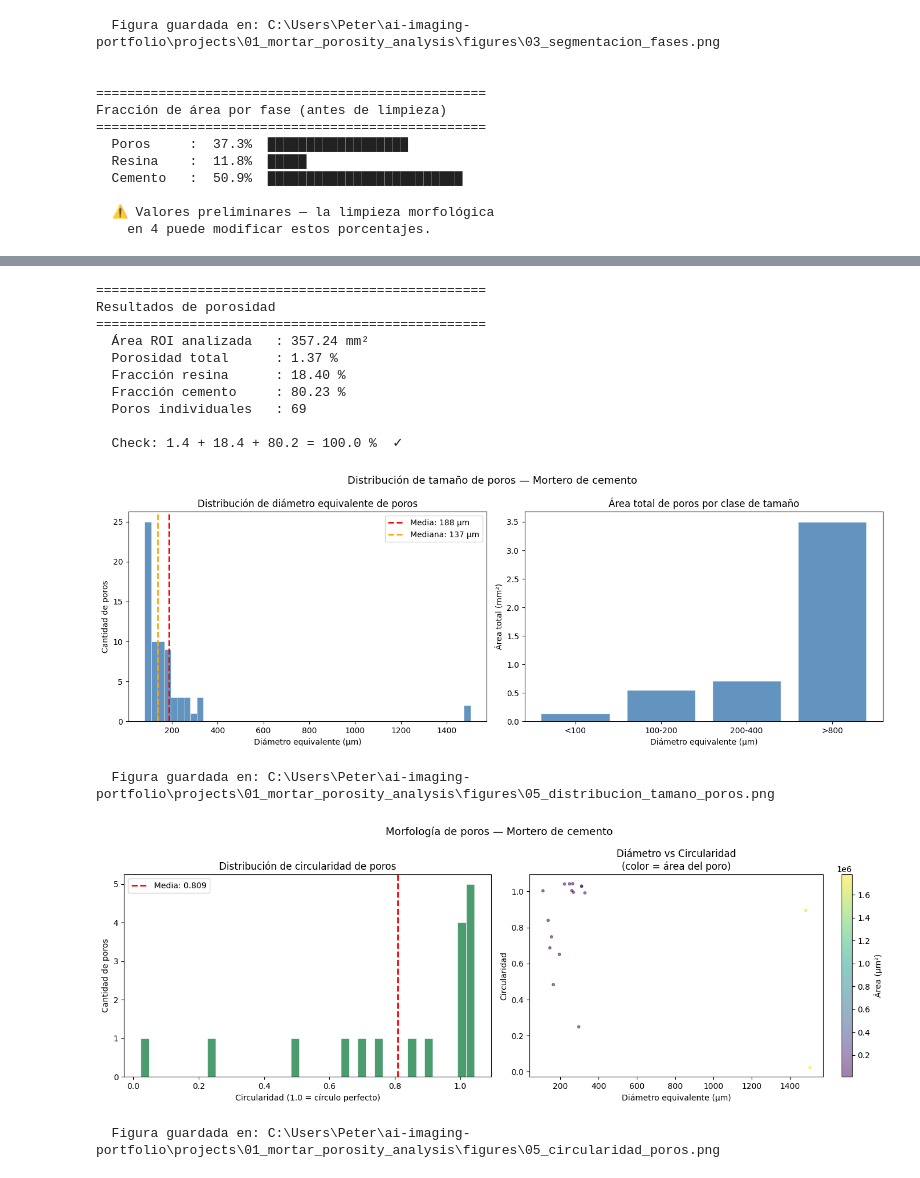
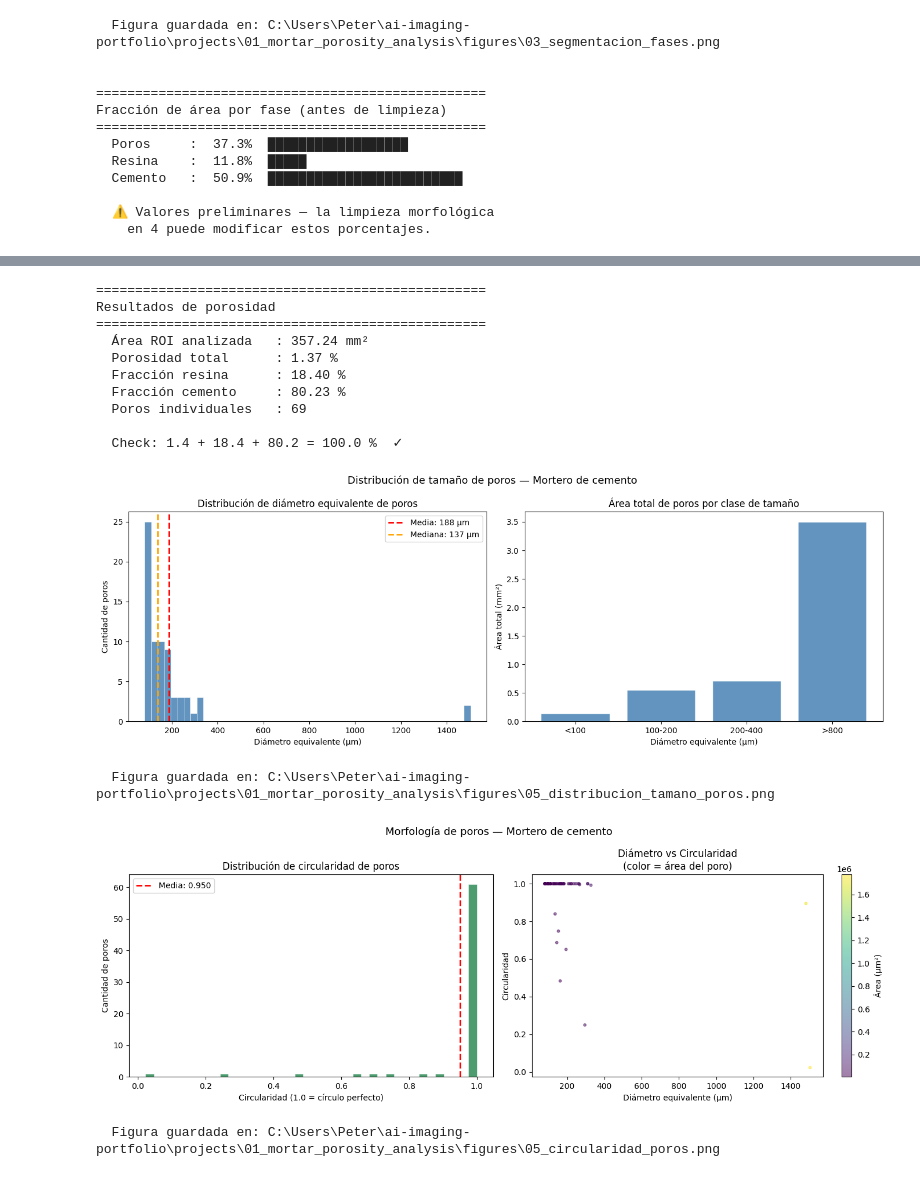
Before and after one commit to peterzm/ai-imaging-portfolio, a Jupyter notebook: projects/01_mortar_porosity_analysis/notebooks/01_mortar_porosity_analysis.ipynb, the cells around one changed output, grey strips where cells are left out. Saved outputs shown, nothing was run; the diff lists cells and outputs as text; code cells hidden in the pictures.

Commit message:
add solved a numerical artefact of circularity

```diff
--- a/projects/01_mortar_porosity_analysis/notebooks/01_mortar_porosity_analysis.ipynb
+++ b/projects/01_mortar_porosity_analysis/notebooks/01_mortar_porosity_analysis.ipynb
@@ -983,7 +983,11 @@ def analyze_pore_regions(mask_clean: np.ndarray,
     df["centroid_y_um"] = df["centroid-0"]           * px
 
     # Circularidad (1.0 = círculo perfecto)
-    df["circularity"] = (4 * np.pi * df["area_um2"]) / (df["perimeter_um"] ** 2 + 1e-6)
+    #df["circularity"] = (4 * np.pi * df["area_um2"]) / (df["perimeter_um"] ** 2 + 1e-6)
+    df["circularity"] = np.clip(
+    (4 * np.pi * df["area_um2"]) / (df["perimeter_um"] ** 2 + 1e-6),
+    0.0, 1.0
+    )
 
     # Limpiar columnas intermedias
     df = df.drop(columns=["area", "equivalent_diameter",
@@ -1117,68 +1121,6 @@ print(f"\n  Check: {results['porosity_pct']:.1f} + "
 # ------------------------------------------------------------
 # 5.2 - Distribución de tamaño de poros
 # ------------------------------------------------------------
-"""
-def plot_pore_size_distribution(df: pd.DataFrame, save_path: Path) -> None:
-    if df.empty:
-        print("No hay poros para graficar.")
-        return
-
-    fig, axes = plt.subplots(1, 2, figsize=(14, 5))
-
-    # --------------------------------------------------
-    # Histograma continuo de diámetros
-    # --------------------------------------------------
-    axes[0].hist(df["diameter_um"], bins=20, edgecolor="black")
-    axes[0].set_title("Pore size distribution")
-    axes[0].set_xlabel("Equivalent diameter (µm)")
-    axes[0].set_ylabel("Count")
-
-    # --------------------------------------------------
-    # Clases de tamaño
-    # --------------------------------------------------
-    max_d = df["diameter_um"].max()
-
-    base_bins = [0, 100, 200, 400, 800, 1600]
-    bins = [b for b in base_bins if b < max_d]
-
-    # agregamos el último borde solo una vez
-    bins.append(max_d + 1)
-
-    # aseguramos que haya al menos dos bins
-    if len(bins) < 2:
-        bins = [0, max_d + 1]
-
-    # labels dinámicos
-    labels_b = []
-    for i in range(len(bins) - 1):
-        left = bins[i]
-        right = bins[i + 1]
-
-        if i == 0:
-            labels_b.append(f"<{int(right)}")
-        elif i == len(bins) - 2:
-            labels_b.append(f">{int(left)}")
-        else:
-            labels_b.append(f"{int(left)}-{int(right)}")
-
-    df = df.copy()
-    df["size_class"] = pd.cut(df["diameter_um"], bins=bins, labels=labels_b, include_lowest=True)
-
-    area_by_class = df.groupby("size_class", observed=True)["area_um2"].sum() / 1e6
-
-    axes[1].bar(area_by_class.index.astype(str), area_by_class.values)
-    axes[1].set_title("Area contribution by pore size class")
-    axes[1].set_xlabel("Equivalent diameter class (µm)")
-    axes[1].set_ylabel("Total pore area (mm²)")
-    axes[1].tick_params(axis="x", rotation=45)
-
-    plt.tight_layout()
-
-    out = save_path / "pore_size_distribution.png"
-    plt.savefig(out, dpi=300, bbox_inches="tight")
-    plt.show()
-    print(f"  Figura guardada en: {out}")
-"""
 def plot_pore_size_distribution(df: pd.DataFrame,
                                  save_path: Path) -> None:
 
@@ -1483,32 +1425,32 @@ def export_summary_report(results: dict, df: pd.DataFrame,
     out = save_path / "summary_report.json"
     with open(out, "w") as f:
         json.dump(report, f, indent=4)
     print(f"  Reporte JSON guardado en: {out}")
     print(f"\n  Contenido:")
     print(json.dumps(report, indent=4))
 
 export_summary_report(results, df_pores, ACQUISITION_PARAMS, RESULTS_DIR)
 
 print("\n")
 print("=" * 50)
 print("✓ Análisis completo")
 print("=" * 50)
 print(f"  Figuras generadas en : {FIGURES_DIR}")
 print(f"  Resultados en        : {RESULTS_DIR}")
 print(f"\n  Próximo paso         : Proyecto 02 — Análisis 3D")
 print(f"  del volumen completo usando este pipeline escalado.")
 # %% [output]
 ==================================================
 Resultados de porosidad
 ==================================================
   Área ROI analizada   : 357.24 mm²
   Porosidad total      : 1.37 %
   Fracción resina      : 18.40 %
   Fracción cemento     : 80.23 %
   Poros individuales   : 69
 
   Check: 1.4 + 18.4 + 80.2 = 100.0 %  ✓
 [figure]
   Figura guardada en: C:\Users\Peter\ai-imaging-portfolio\projects\01_mortar_porosity_analysis\figures\05_distribucion_tamano_poros.png
-[figure, old version]
+[figure, new version]
   Figura guardada en: C:\Users\Peter\ai-imaging-portfolio\projects\01_mortar_porosity_analysis\figures\05_circularidad_poros.png
```
Also changed, not shown: parts of 2 cells of this notebook, 4 other files.
